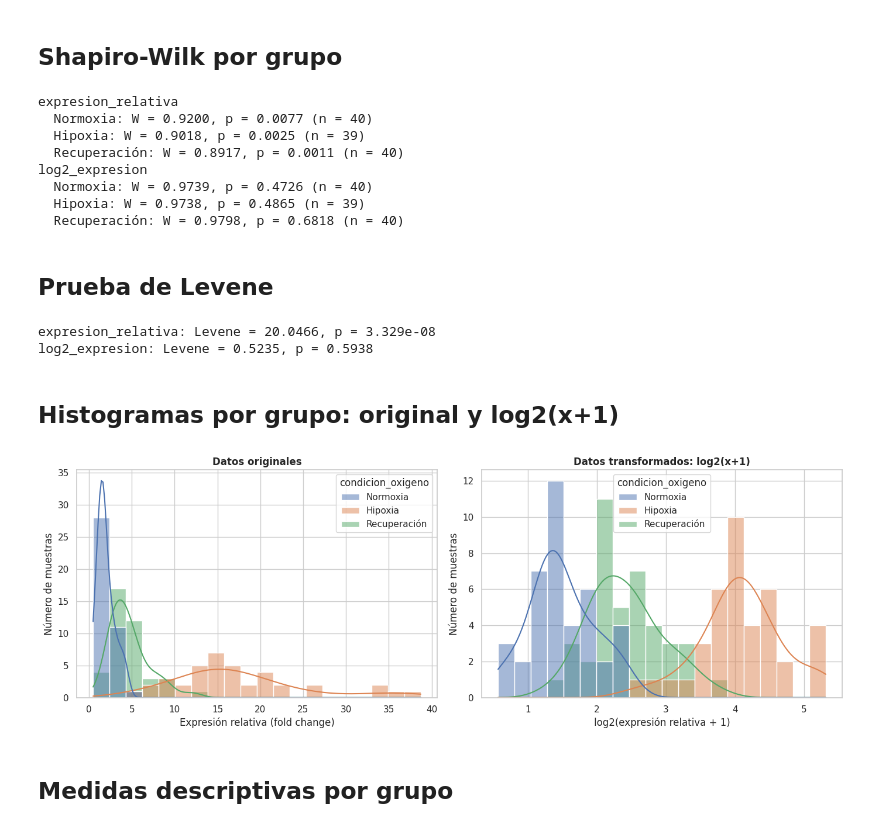
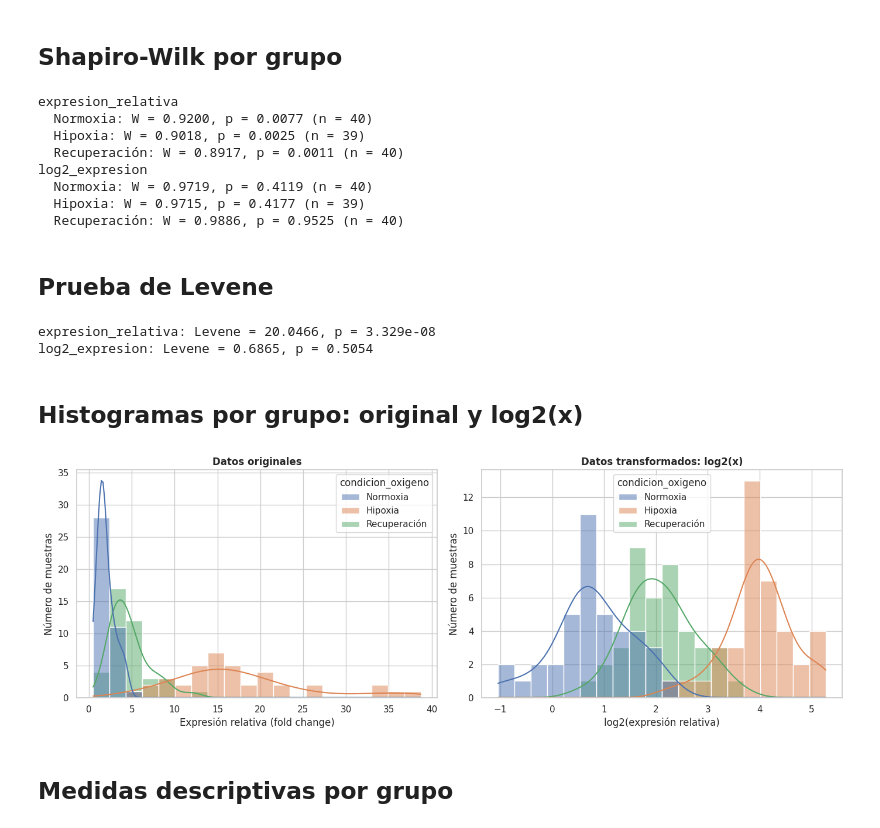
Before and after one commit to Antonyus1204/Proyecto_grupal_BIO218, a Jupyter notebook: Proyecto_grupal_BIO218.ipynb, the cells around one changed output. Saved outputs shown, nothing was run; the diff lists cells and outputs as text; code cells hidden in the pictures.

```diff
--- a/Proyecto_grupal_BIO218.ipynb
+++ b/Proyecto_grupal_BIO218.ipynb
@@ -392,10 +392,11 @@ Filas después de excluir el valor negativo: 119
 # %%
 # -------------------------------------------------------------
-# CELDA 11. TRANSFORMACIÓN log2(x+1)
+# CELDA 11. TRANSFORMACIÓN log2(x)
 # -------------------------------------------------------------
-# Transformamos la expresión relativa a log2(x+1), como menciona la guía del proyecto (Paso 8).
-# Visto en Semana 10, CELDA 7 (np.log2(expr + 1)); lo adaptamos a nuestra variable.
-df_limpio["log2_expresion"] = np.log2(df_limpio["expresion_relativa"] + 1)
+# Transformamos la expresión relativa a log2(x), como menciona la guía del proyecto (Paso 8).
+# Visto en Semana 10, CELDA 7 (np.log2); lo adaptamos a nuestra variable.
+# No sumamos 1 porque, tras la limpieza, no hay valores iguales a cero (el mínimo es 0.48); la comparación con log2(x+1) está en la CELDA 28.
+df_limpio["log2_expresion"] = np.log2(df_limpio["expresion_relativa"])
 
 # Contamos cuántos valores no se pudieron transformar.
 print("Valores sin transformar:", df_limpio["log2_expresion"].isna().sum())
@@ -423,9 +424,9 @@ expresion_relativa
   Hipoxia: W = 0.9018, p = 0.0025 (n = 39)
   Recuperación: W = 0.8917, p = 0.0011 (n = 40)
 log2_expresion
-  Normoxia: W = 0.9739, p = 0.4726 (n = 40)
-  Hipoxia: W = 0.9738, p = 0.4865 (n = 39)
-  Recuperación: W = 0.9798, p = 0.6818 (n = 40)
+  Normoxia: W = 0.9719, p = 0.4119 (n = 40)
+  Hipoxia: W = 0.9715, p = 0.4177 (n = 39)
+  Recuperación: W = 0.9886, p = 0.9525 (n = 40)
 # %% [markdown]
 ## Prueba de Levene
 # %%
@@ -442,31 +443,31 @@ for columna in ["expresion_relativa", "log2_expresion"]:
     print(f"{columna}: Levene = {L:.4f}, p = {pL:.4g}")
 # %% [output]
 expresion_relativa: Levene = 20.0466, p = 3.329e-08
-log2_expresion: Levene = 0.5235, p = 0.5938
+log2_expresion: Levene = 0.6865, p = 0.5054
 # %% [markdown]
-## Histogramas por grupo: original y log2(x+1)
+## Histogramas por grupo: original y log2(x)
 # %%
 # -------------------------------------------------------------
-# CELDA 14. HISTOGRAMAS POR GRUPO: ORIGINAL Y log2(x+1)
+# CELDA 14. HISTOGRAMAS POR GRUPO: ORIGINAL Y log2(x)
 # -------------------------------------------------------------
 # Fijamos el orden de los grupos para presentar siempre Normoxia (control) primero.
 orden = ["Normoxia", "Hipoxia", "Recuperación"]
 
 # Dibujamos dos paneles para comparar la forma de la distribución antes y después de transformar.
 # Visto en Repaso Parcial 1, CELDA 13 y Taller EDA Semana 3, CELDA 22; lo adaptamos a dos escalas.
 fig, ejes = plt.subplots(1, 2, figsize=(14, 5))
 sns.histplot(data=df_limpio, x="expresion_relativa", hue="condicion_oxigeno", hue_order=orden, bins=20, kde=True, alpha=0.5, ax=ejes[0])
 ejes[0].set_title("Datos originales", fontsize=12, fontweight="bold")
 ejes[0].set_xlabel("Expresión relativa (fold change)")
 ejes[0].set_ylabel("Número de muestras")
 sns.histplot(data=df_limpio, x="log2_expresion", hue="condicion_oxigeno", hue_order=orden, bins=20, kde=True, alpha=0.5, ax=ejes[1])
-ejes[1].set_title("Datos transformados: log2(x+1)", fontsize=12, fontweight="bold")
-ejes[1].set_xlabel("log2(expresión relativa + 1)")
+ejes[1].set_title("Datos transformados: log2(x)", fontsize=12, fontweight="bold")
+ejes[1].set_xlabel("log2(expresión relativa)")
 ejes[1].set_ylabel("Número de muestras")
 plt.tight_layout()
 plt.show()
 # %% [output]
-[figure, old version]
+[figure, new version]
 # %% [markdown]
 ## Medidas descriptivas por grupo
 # %%
```
Also changed, not shown: parts of 15 cells of this notebook.
